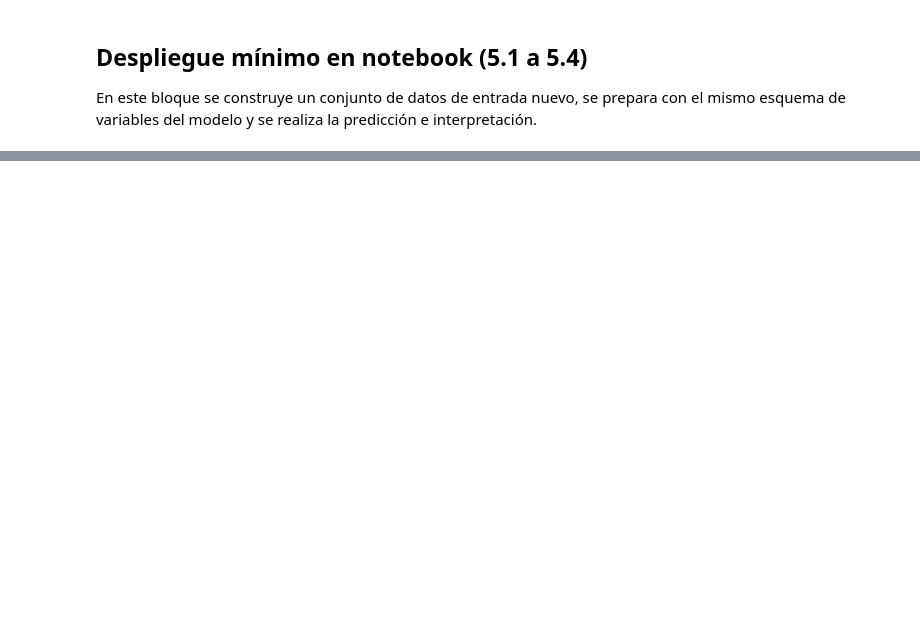
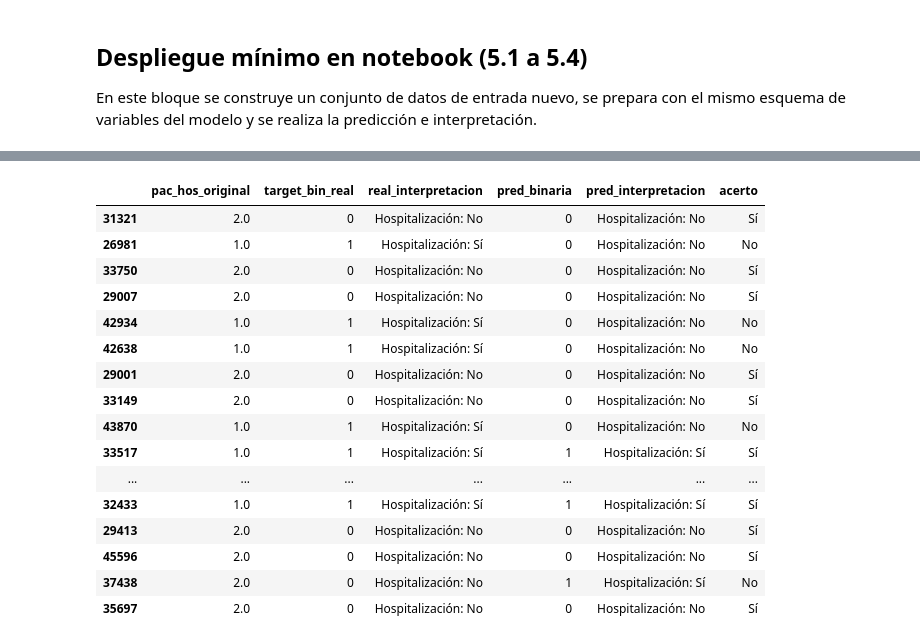
Before and after one commit to ronaldo-duran/ML-Dengue-Valle-Aburra, a Jupyter notebook: ML_Dengue_Notebook.ipynb, the cells around one changed output, grey strips where cells are left out. Drawn from its saved outputs; the diff is of its cells as text; code cells hidden in the pictures; blank space fills up the shorter version.

Commit message:
Ajustes proyecto

```diff
--- a/ML_Dengue_Notebook.ipynb
+++ b/ML_Dengue_Notebook.ipynb
@@ -1187,0 +828,73 @@ display(pred_df)
+# %%
+# =========================================================
+# 5.1 a 5.4 - PREDICCIÓN SOBRE DATOS FUTUROS NO USADOS
+# ---------------------------------------------------------
+# Usamos los 50 registros reservados en df_future_raw.
+# Estos datos se apartaron antes del modelado.
+# =========================================================
+from sklearn.metrics import f1_score, recall_score, precision_score, accuracy_score
+
+# 5.1/5.2 Conjunto de entrada nuevo (50 registros)
+future_input_raw = df_future_raw.copy()
+print('Registros futuros reservados:', len(future_input_raw))
+
+# 5.3 Preparar datos nuevos con el mismo pipeline de columnas
+# 1) Separar X de la variable objetivo original
+X_future_raw = future_input_raw.drop(columns=['pac_hos_'])
+
+# 2) Aplicar el mismo One-Hot Encoder entrenado en modelado
+X_future_encoded = encoder.transform(X_future_raw[categorical_cols])
+X_future_encoded_df = pd.DataFrame(
+    X_future_encoded,
+    columns=encoder.get_feature_names_out(categorical_cols),
+    index=X_future_raw.index
+)
+
+# 3) Unir numéricas + codificadas y eliminar columnas redundantes igual que en entrenamiento
+X_future_numeric = X_future_raw.drop(columns=categorical_cols)
+X_future_processed = pd.concat([X_future_numeric, X_future_encoded_df], axis=1)
+X_future_processed = X_future_processed.drop(columns=columns_to_drop_redundant, errors='ignore')
+
+# 4) Alinear columnas con el modelo formal
+required_columns = joblib.load('model_input_columns.joblib')
+X_future_prepared = X_future_processed.reindex(columns=required_columns, fill_value=0)
+
+# 5.4 Predicción e interpretación
+loaded_model = joblib.load('best_model_formal_7030.joblib')
+pred_binary = loaded_model.predict(X_future_prepared)
+
+# Mapeo binario usado en el proyecto: 1 => hospitalización sí, 0 => no
+y_future_true = (future_input_raw['pac_hos_'].astype(float) == 1.0).astype(int)
+pred_label = np.where(pred_binary == 1, 'Hospitalización: Sí', 'Hospitalización: No')
+real_label = np.where(y_future_true == 1, 'Hospitalización: Sí', 'Hospitalización: No')
+
+# Columna de acierto
+acerto = np.where(pred_binary == y_future_true.values, 'Sí', 'No')
+
+pred_df = pd.DataFrame({
+    'pac_hos_original': future_input_raw['pac_hos_'].values,
+    'target_bin_real': y_future_true.values,
+    'real_interpretacion': real_label,
+    'pred_binaria': pred_binary,
+    'pred_interpretacion': pred_label,
+    'acerto': acerto
+}, index=X_future_prepared.index)
+
+# Resumen de aciertos/fallos
+total_aciertos = int((pred_df['acerto'] == 'Sí').sum())
+total_fallos = int((pred_df['acerto'] == 'No').sum())
+
+print('Comparativa completa (real vs predicción) sobre 50 datos futuros:')
+display(pred_df)
+
+print('\nResumen de desempeño en 50 registros futuros:')
+print('Total de aciertos:', total_aciertos)
+print('Total de fallos:', total_fallos)
+
+print('\nMétricas en conjunto futuro (50 registros):')
+print('F1-macro:', round(f1_score(y_future_true, pred_binary, average='macro'), 4))
+print('F1 clase positiva:', round(f1_score(y_future_true, pred_binary, pos_label=1), 4))
+print('Recall clase positiva:', round(recall_score(y_future_true, pred_binary, pos_label=1), 4))
+print('Precision clase positiva:', round(precision_score(y_future_true, pred_binary, pos_label=1), 4))
+print('Accuracy:', round(accuracy_score(y_future_true, pred_binary), 4))
+# %% [output]
@@ -1187,0 +903,17 @@ display(pred_df)
+|  | pac_hos_original | target_bin_real | real_interpretacion | pred_binaria | pred_interpretacion | acerto |
+| 31321 | 2.0 | 0 | Hospitalización: No | 0 | Hospitalización: No | Sí |
+| 26981 | 1.0 | 1 | Hospitalización: Sí | 0 | Hospitalización: No | No |
+| 33750 | 2.0 | 0 | Hospitalización: No | 0 | Hospitalización: No | Sí |
+| 29007 | 2.0 | 0 | Hospitalización: No | 0 | Hospitalización: No | Sí |
+| 42934 | 1.0 | 1 | Hospitalización: Sí | 0 | Hospitalización: No | No |
+| 42638 | 1.0 | 1 | Hospitalización: Sí | 0 | Hospitalización: No | No |
+| 29001 | 2.0 | 0 | Hospitalización: No | 0 | Hospitalización: No | Sí |
+| 33149 | 2.0 | 0 | Hospitalización: No | 0 | Hospitalización: No | Sí |
+| 43870 | 1.0 | 1 | Hospitalización: Sí | 0 | Hospitalización: No | No |
+| 33517 | 1.0 | 1 | Hospitalización: Sí | 1 | Hospitalización: Sí | Sí |
+| ... | ... | ... | ... | ... | ... | ... |
+| 32433 | 1.0 | 1 | Hospitalización: Sí | 1 | Hospitalización: Sí | Sí |
+| 29413 | 2.0 | 0 | Hospitalización: No | 0 | Hospitalización: No | Sí |
+| 45596 | 2.0 | 0 | Hospitalización: No | 0 | Hospitalización: No | Sí |
+| 37438 | 2.0 | 0 | Hospitalización: No | 1 | Hospitalización: Sí | No |
+| 35697 | 2.0 | 0 | Hospitalización: No | 0 | Hospitalización: No | Sí |
```
Also changed, not shown: parts of 19 cells of this notebook, 12 other files.
